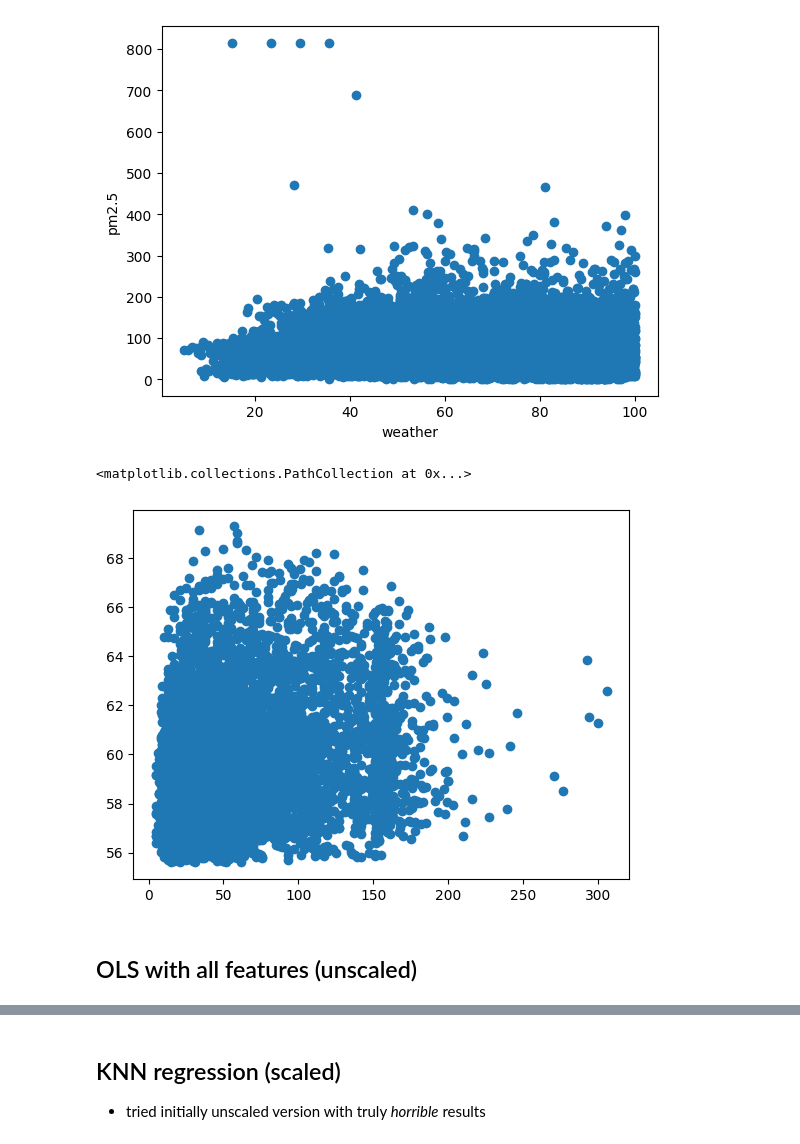
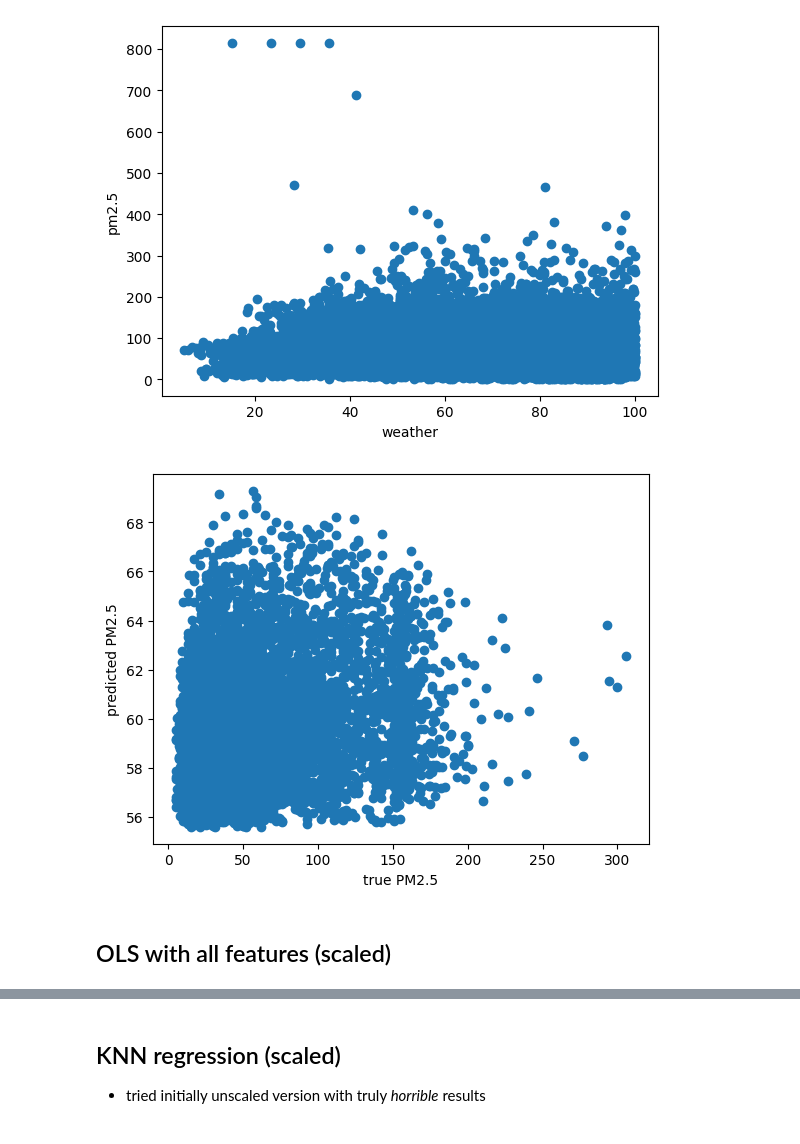
Before and after one commit to MarKaplanova/ds-ml-project, a Jupyter notebook: pollution_project.ipynb, the cells around one changed output, grey strips where cells are left out. Cells and saved outputs as stored; diff of their text form; code cells hidden in the pictures.

```diff
--- a/pollution_project.ipynb
+++ b/pollution_project.ipynb
@@ -293,33 +352,0 @@ $$ PM_{2.5} = \hat{b}_0 + \hat{b}_1 * wind $$
-# %%
-# Baseline model
-
-# select features
-base_features = ['relative_humidity_2m_above_ground']
-
-# fit linear regression
-all = LinearRegression()
-all.fit(X_train[base_features], y_train)
-
-# predict values for test data
-y_pred_base = all.predict(X_test[base_features])
-e_base = y_test - y_pred_base
-
-# predict values for train data (for checks)
-y_pred_base_train = all.predict(X_train[base_features])
-
-# calculate rmse of the model
-rmse = mean_squared_error(y_test, y_pred_base, squared = False)
-print(rmse)
-
-r2 = r2_score(y_test, y_pred_base)
-print(r2)
-
-# concat true and predicted values
-base_plot = pd.DataFrame(np.c_[y_test, y_pred_base, e_base])
-base_plot
-
-# print model coefficients
-print(f" The model is: \n PM2.5 = {all.coef_} + {all.intercept_[0]} * humidity")
-
-# r2_score(y_train, y_pred_train)
-all.coef_
@@ -331,0 +353,6 @@ array([[-0.15215226]])
+# %%
+base_features = ['relative_humidity_2m_above_ground']
+
+lm.fit(X_train[base_features], y_train)
+
+y_pred_base, _, rmse_base = evaluate_model(lm, base_features)
@@ -336,10 +375,12 @@ plt.ylabel('pm2.5')
 # %% [output]
 Text(0, 0.5, 'pm2.5')
 [figure]
-# %%
-plt.scatter(y_test, y_pred_base)
-# %% [output]
-<matplotlib.collections.PathCollection at 0x...>
-[figure, removed]
+# %%
+plt.scatter(y_test, y_pred_base)
+plt.xlabel('true PM2.5')
+plt.ylabel('predicted PM2.5')
+plt.show()
+# %% [output]
+[figure, added]
 # %% [markdown]
-## OLS with all features (unscaled)
+## OLS with all features (scaled)
```
Also changed, not shown: parts of 20 cells of this notebook, 1 other file.
